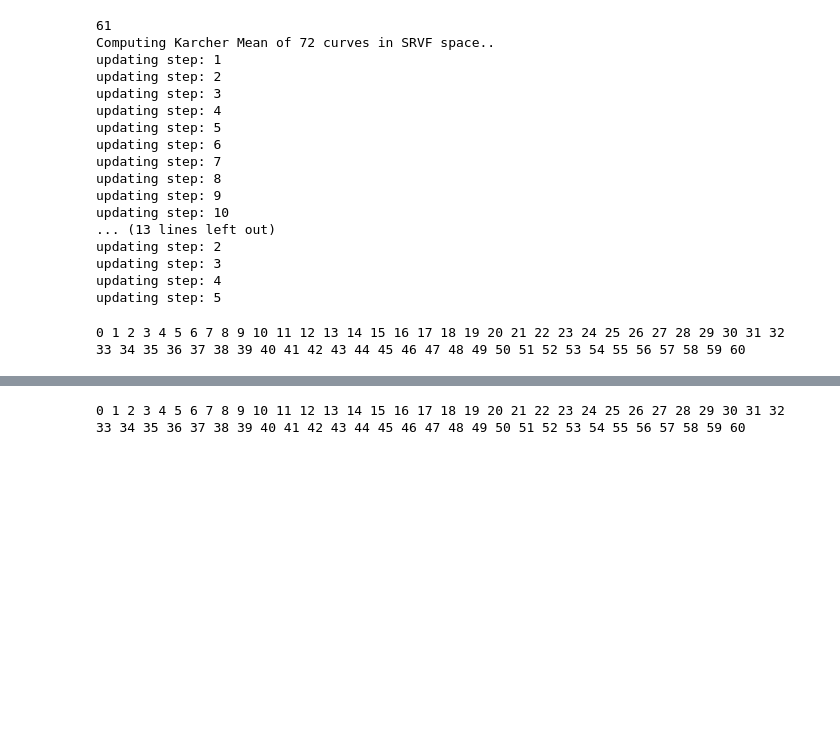
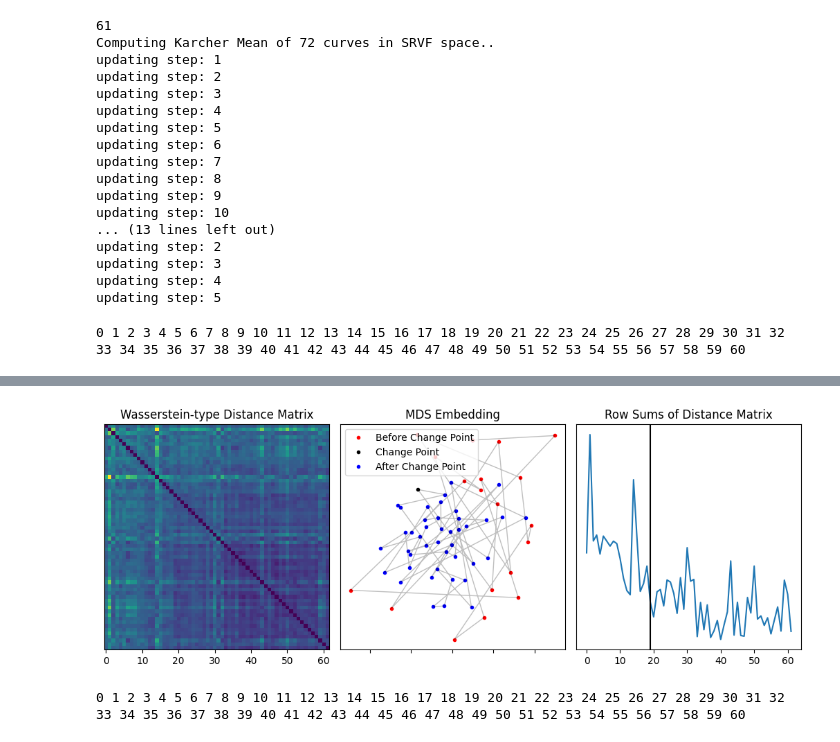
Before and after one commit to mwilson221/A-Wasserstein-type-Distance-for-Gaussian-Mixtures-on-Vector-Bundles, a Jupyter notebook: Nanoparticles/Applications.ipynb, the cells around one changed output, grey strips where cells are left out. Cells and saved outputs as stored; diff of their text form; code cells hidden in the pictures; blank space fills up the shorter version.

```diff
--- a/Nanoparticles/Applications.ipynb
+++ b/Nanoparticles/Applications.ipynb
@@ -125,13 +132,0 @@ plt.savefig("")
-# %%
-from sklearn.manifold import MDS
-
-mds = MDS(dissimilarity='precomputed')
-
-embedding = mds.fit(W).embedding_
-
-plt.plot(embedding[:19,0],embedding[:19,1],'.')
-plt.plot(embedding[19,0],embedding[19,1],'.',c='black')
-plt.plot(embedding[20:,0],embedding[20:,1],'.')
-
-plt.gca().set_box_aspect(1)
-plt.show()
@@ -147,3 +144,50 @@ plt.show()
+# %%
+plt.figure(figsize=(2*6.5,2*3.25))
+
+plt.subplot(1,3,1)
+plt.imshow(W)
+# plt.title("Wasserstein-type Distance Matrix")
+plt.yticks([])
+plt.gca().set_box_aspect(1)
+plt.title("Wasserstein-type Distance Matrix")
+
+
+plt.subplot(1,3,2)
+plt.plot(embedding[0,0],embedding[0,1],'.',c='red')
+plt.plot(embedding[0,0],embedding[0,1],'.',c='black')
+plt.plot(embedding[0,0],embedding[0,1],'.',c='blue')
+
+for i,(x,y) in enumerate(embedding):
+    if i<19:
+        plt.plot(x,y,'.',c='red')
+    elif i==19:
+        plt.plot(x,y,'.',c='black')
+    else:
+        plt.plot(x,y,'.',c='blue')
+
+plt.plot(embedding[:,0], embedding[:,1],c='black',alpha=.25,linewidth=1)
+
+plt.gca().set_box_aspect(1)
+plt.xticks(c='white')
+plt.yticks([])
+plt.legend(["Before Change Point","Change Point", "After Change Point"])
+plt.title("MDS Embedding")
+
+
+
+plt.subplot(1,3,3)
+plt.plot(sum(W))
+plt.axvline(19,c='black')
+plt.gca().set_box_aspect(1)
+plt.yticks([])
+plt.title("Row Sums of Distance Matrix")
+
+plt.subplots_adjust(wspace=.05, hspace=0)
+
+# plt.show()
+plt.savefig("data_files/images/nanoparticles_full",dpi=250, bbox_inches='tight')
+# %% [output]
+[figure, added]
 # %%
 import ot
 
```
Also changed, not shown: parts of 6 cells of this notebook, 1 other file.
